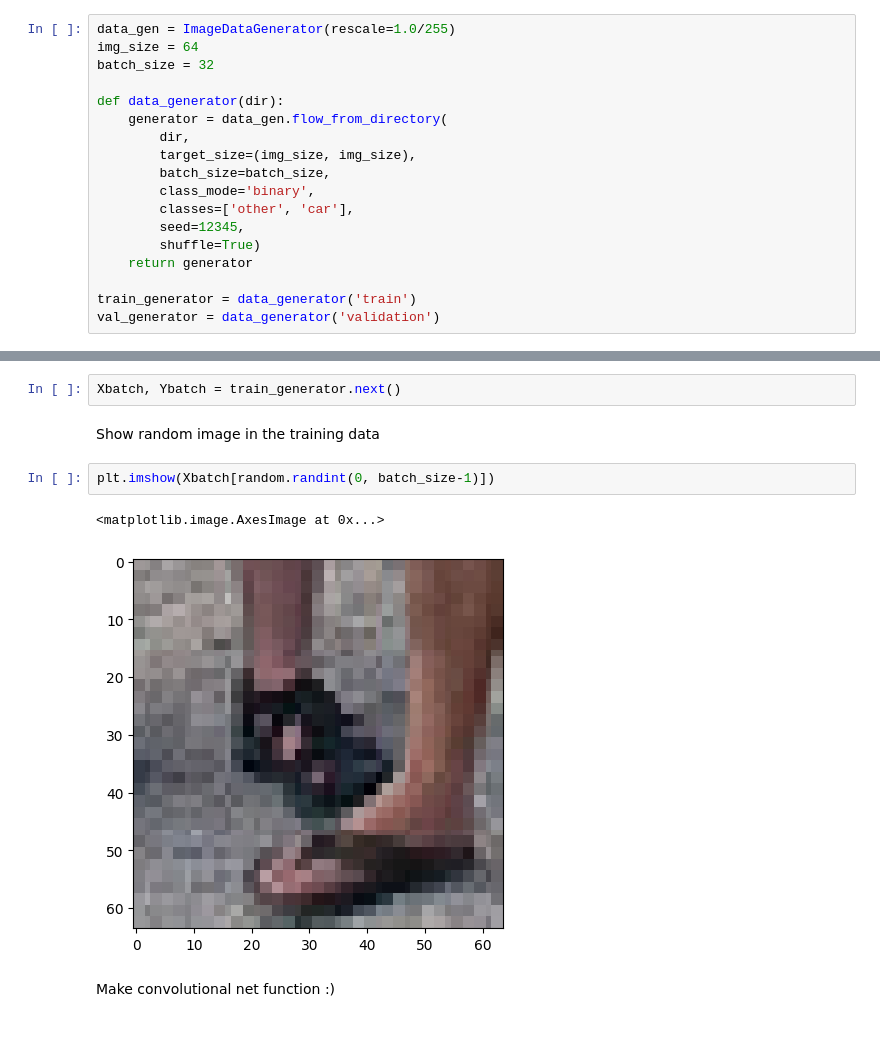
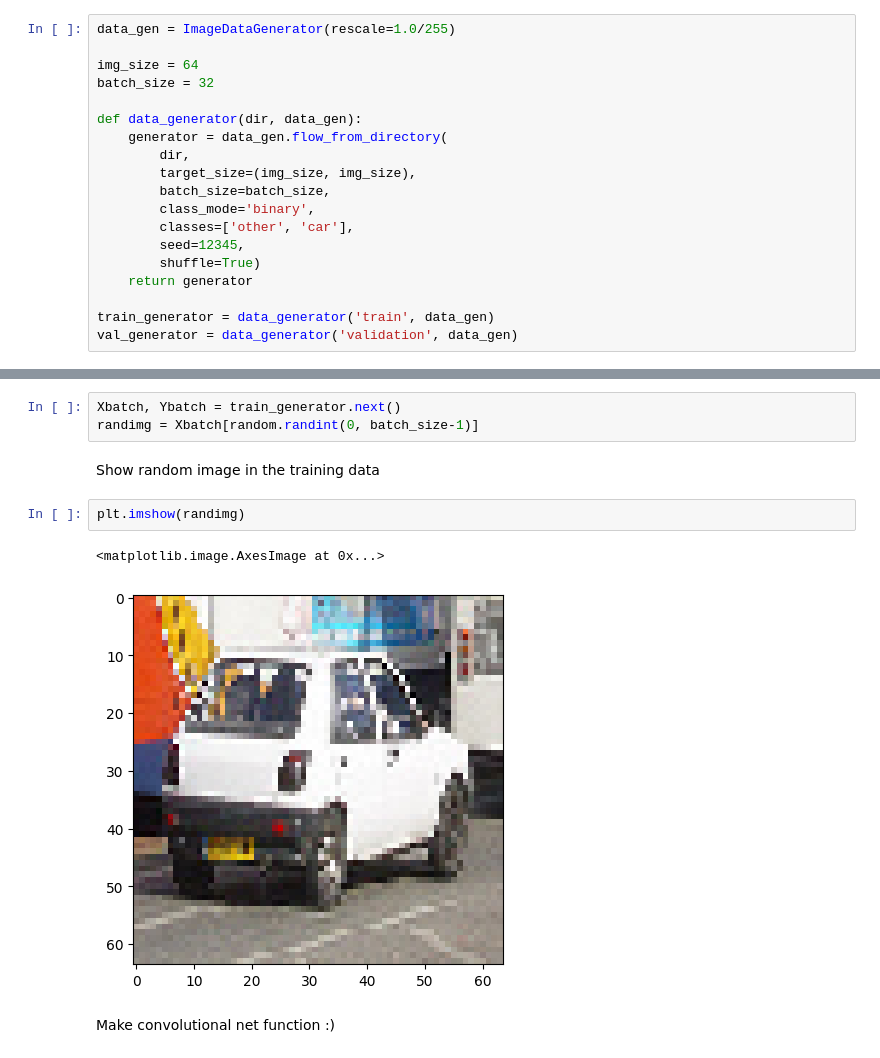
Before and after one commit to ninjasnigel/applied_machine_learning, a Jupyter notebook: lab5/lab5.ipynb, the cells around one changed output, grey strips where cells are left out. Saved outputs shown, nothing was run; the diff lists cells and outputs as text.

```diff
--- a/lab5/lab5.ipynb
+++ b/lab5/lab5.ipynb
@@ -19,10 +24,11 @@ tensorboard_callback = keras.callbacks.TensorBoard(log_dir='logs')
 Loading images...
 # %%
 data_gen = ImageDataGenerator(rescale=1.0/255)
+
 img_size = 64
 batch_size = 32
 
-def data_generator(dir):
+def data_generator(dir, data_gen):
     generator = data_gen.flow_from_directory(
         dir,
         target_size=(img_size, img_size),
@@ -33,8 +39,8 @@ def data_generator(dir):
         shuffle=True)
     return generator
 
-train_generator = data_generator('train')
-val_generator = data_generator('validation')
+train_generator = data_generator('train', data_gen)
+val_generator = data_generator('validation', data_gen)
 # %% [output]
 Found 1600 images belonging to 2 classes.
 Found 576 images belonging to 2 classes.
@@ -42,13 +48,14 @@ Found 576 images belonging to 2 classes.
 Create train generator
 # %%
 Xbatch, Ybatch = train_generator.next()
+randimg = Xbatch[random.randint(0, batch_size-1)]
 # %% [markdown]
 Show random image in the training data
-# %%
-plt.imshow(Xbatch[random.randint(0, batch_size-1)])
-# %% [output]
-<matplotlib.image.AxesImage at 0x...>
-[figure, removed]
+# %%
+plt.imshow(randimg)
+# %% [output]
+<matplotlib.image.AxesImage at 0x...>
+[figure, added]
 # %% [markdown]
 Make convolutional net function :)
 # %%
```
Also changed, not shown: parts of 31 cells of this notebook.
